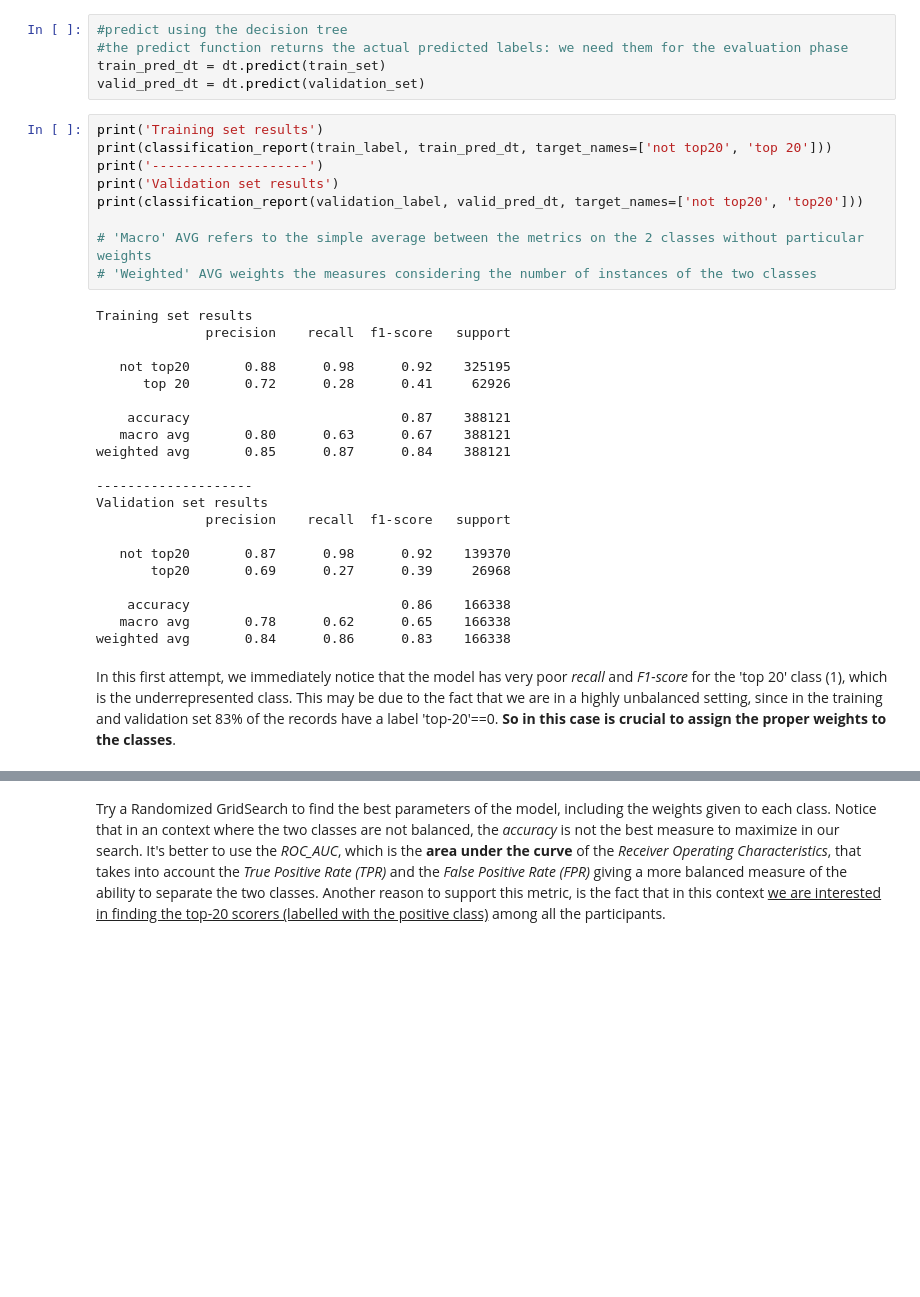
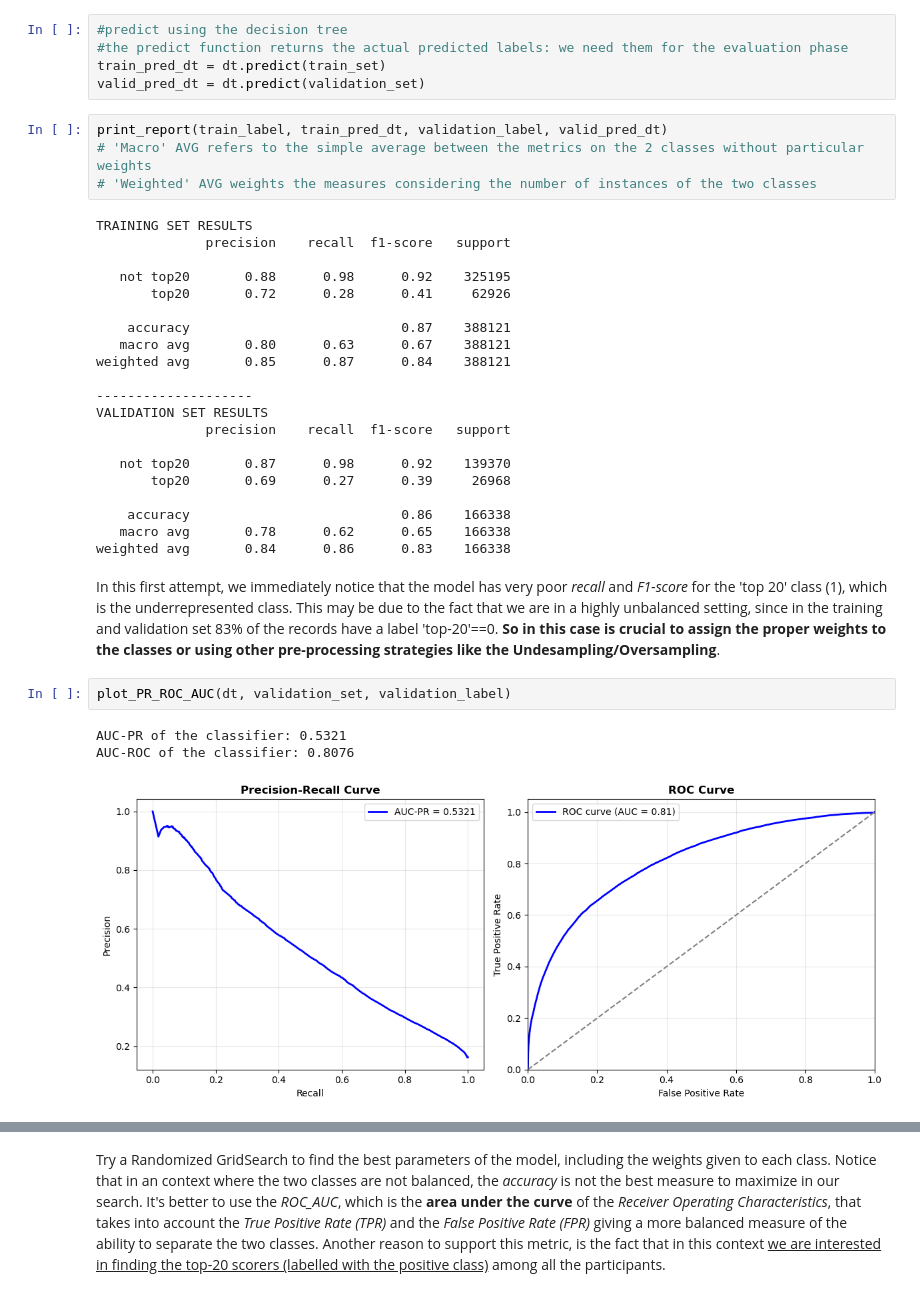
Before and after one commit to luca-rizzo/dm-2024-project, a Jupyter notebook: notebook/test_simo.ipynb, the cells around one changed output, grey strips where cells are left out. Cells and saved outputs as stored; diff of their text form; blank space fills up the shorter version.

```diff
--- a/notebook/test_simo.ipynb
+++ b/notebook/test_simo.ipynb
@@ -742,27 +714,22 @@ dt = dt.fit(train_set, train_label)
 train_pred_dt = dt.predict(train_set)
 valid_pred_dt = dt.predict(validation_set)
 # %%
-print('Training set results')
-print(classification_report(train_label, train_pred_dt, target_names=['not top20', 'top 20']))
-print('--------------------')
-print('Validation set results')
-print(classification_report(validation_label, valid_pred_dt, target_names=['not top20', 'top20']))
-
+print_report(train_label, train_pred_dt, validation_label, valid_pred_dt)
 # 'Macro' AVG refers to the simple average between the metrics on the 2 classes without particular weights
 # 'Weighted' AVG weights the measures considering the number of instances of the two classes
 # %% [output]
-Training set results
+TRAINING SET RESULTS
               precision    recall  f1-score   support
 
    not top20       0.88      0.98      0.92    325195
-      top 20       0.72      0.28      0.41     62926
+       top20       0.72      0.28      0.41     62926
 
     accuracy                           0.87    388121
    macro avg       0.80      0.63      0.67    388121
 weighted avg       0.85      0.87      0.84    388121
 
 --------------------
-Validation set results
+VALIDATION SET RESULTS
               precision    recall  f1-score   support
 
    not top20       0.87      0.98      0.92    139370
@@ -772,4 +739,10 @@ Validation set results
    macro avg       0.78      0.62      0.65    166338
 weighted avg       0.84      0.86      0.83    166338
 # %% [markdown]
-In this first attempt, we immediately notice that the model has very poor *recall* and *F1-score* for the 'top 20' class (1), which is the underrepresented class. This may be due to the fact that we are in a highly unbalanced setting, since in the training and validation set 83% of the records have a label 'top-20'==0. **So in this case is crucial to assign the proper weights to the classes**.
+In this first attempt, we immediately notice that the model has very poor *recall* and *F1-score* for the 'top 20' class (1), which is the underrepresented class. This may be due to the fact that we are in a highly unbalanced setting, since in the training and validation set 83% of the records have a label 'top-20'==0. **So in this case is crucial to assign the proper weights to the classes or using other pre-processing strategies like the Undesampling/Oversampling**.
+# %%
+plot_PR_ROC_AUC(dt, validation_set, validation_label)
+# %% [output]
+AUC-PR of the classifier: 0.5321
+AUC-ROC of the classifier: 0.8076
+[figure, added]
```
Also changed, not shown: parts of 123 cells of this notebook.
